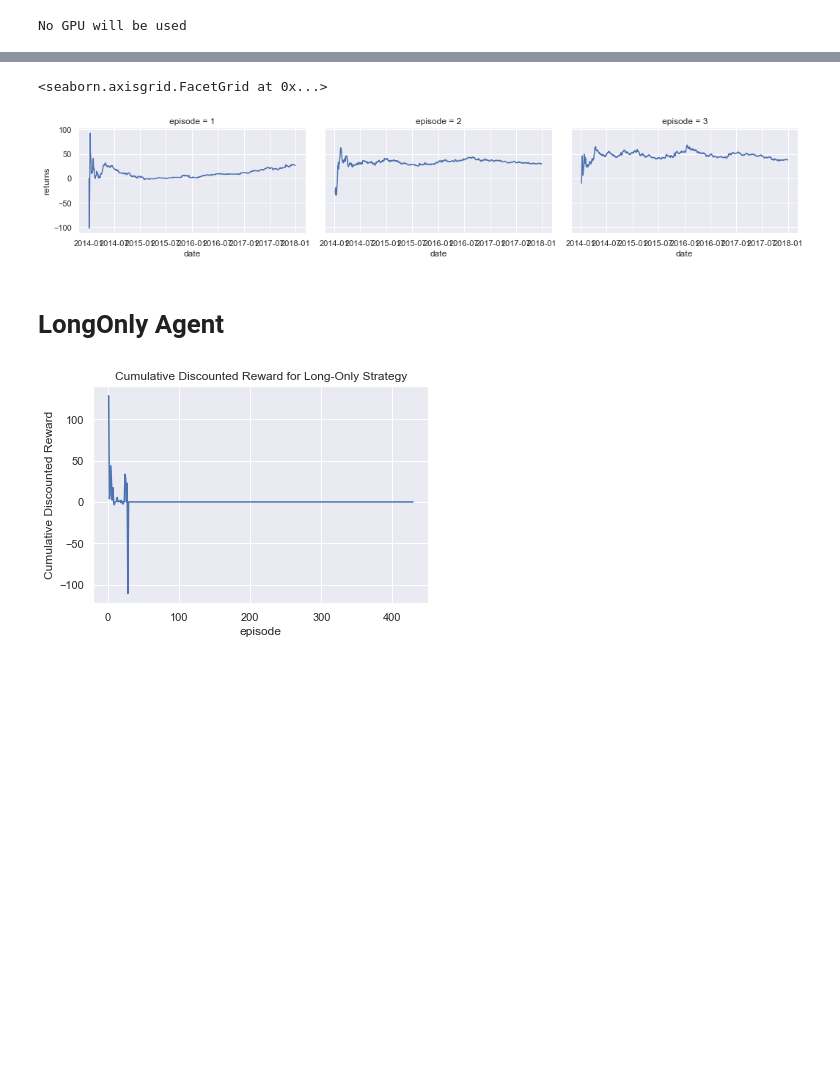
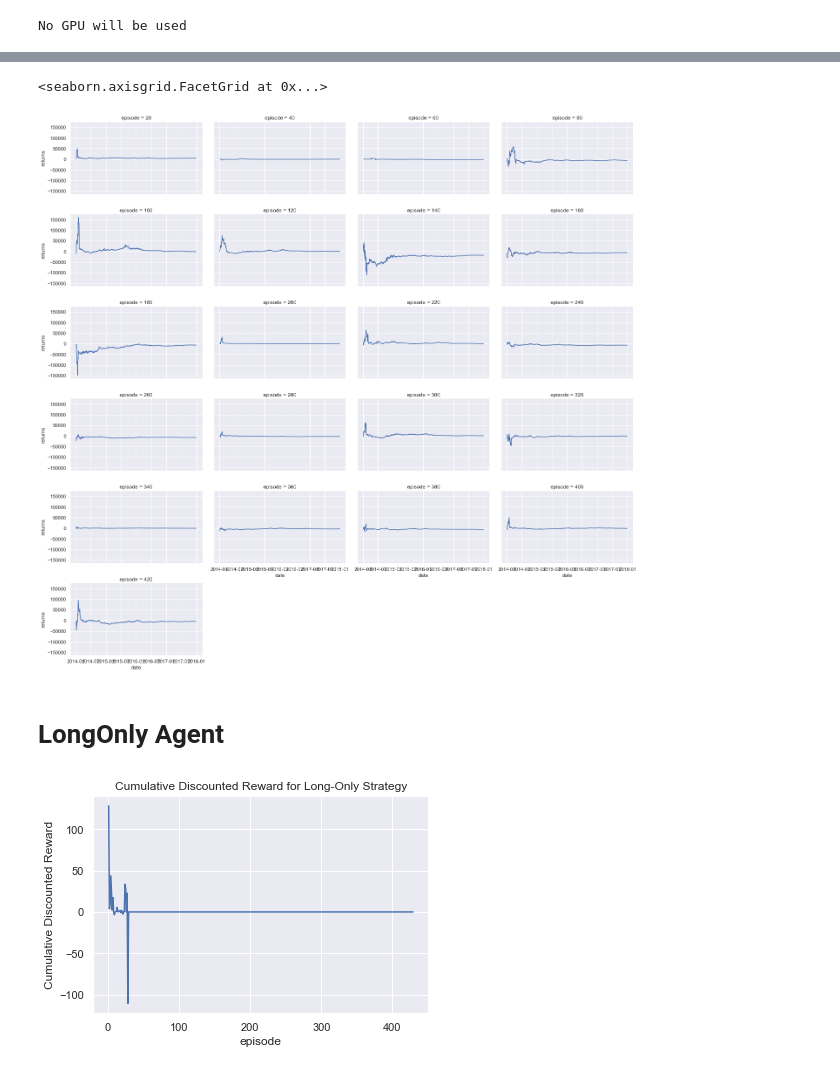
Before and after one commit to AaruranLog/rl-trading, a Jupyter notebook: agents.ipynb, the cells around one changed output, grey strips where cells are left out. Saved outputs shown, nothing was run; the diff lists cells and outputs as text; code cells hidden in the pictures; blank space fills up the shorter version.

```diff
--- a/agents.ipynb
+++ b/agents.ipynb
@@ -121,7 +121,7 @@ class BaseAgent:
     TARGET_UPDATE = 100  # frequency of target update
     BUFFER_SIZE = 100  # capacity of the replay buffer
 
-    def __init__(self, gamma=0.8):
+    def __init__(self, gamma=0.95):
         assert 0 < gamma < 1, f"Invalid gamma: {gamma}"
         sns.set()
         self.gamma = gamma
@@ -305,0 +306,3 @@ dqn_agent.plot_cumulative_discounted_rewards()
+# %%
+dqn_history = dqn_agent.history
+dqn_history[dqn_history.episode == 100].plot('date', 'returns')
@@ -309,9 +317,9 @@ dqn_agent.plot_returns('MMM')
 # %%
-q = sns.FacetGrid(dqn_agent.history, col='episode', col_wrap=4, aspect=1.61)
+q = sns.FacetGrid(dqn_history[dqn_history.episode % 20 == 0], col='episode', col_wrap=4, aspect=1.61)
 q.map(sns.lineplot, 'date', 'returns')
 # %% [output]
 <seaborn.axisgrid.FacetGrid at 0x...>
-[figure, old version]
+[figure, new version]
 # %% [markdown]
 # LongOnly Agent
 # %%
```
Also changed, not shown: parts of 5 cells of this notebook, 8 other files.
